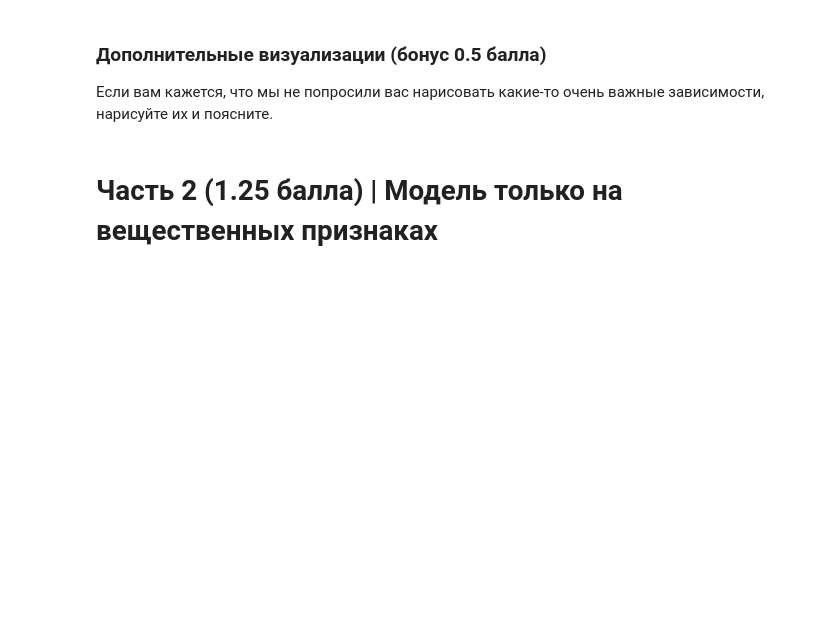
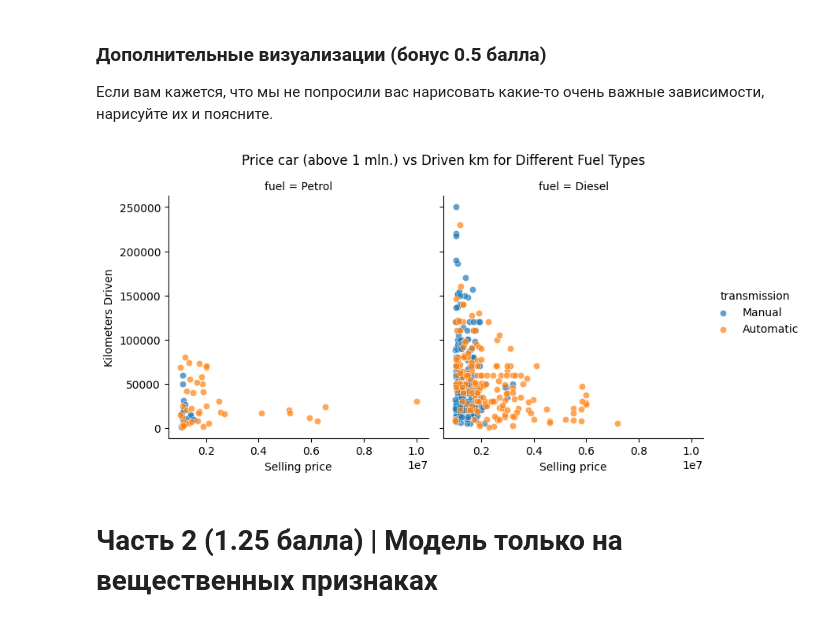
Before and after one commit to helenaukraintseva/hw1_regression_with_inference, a Jupyter notebook: HW1_Regression_with_inference.ipynb, the cells around one changed output. Cells and saved outputs as stored; diff of their text form; code cells hidden in the pictures; blank space fills up the shorter version.

```diff
--- a/HW1_Regression_with_inference.ipynb
+++ b/HW1_Regression_with_inference.ipynb
@@ -328,6 +329,19 @@ plt.show()
 ### Дополнительные визуализации (бонус 0.5 балла)
 
 Если вам кажется, что мы не попросили вас нарисовать какие-то очень важные зависимости, нарисуйте их и поясните.
+# %%
+
+
+g = sns.FacetGrid(df_train[df_train['selling_price'] > 10**6], col="fuel", hue="transmission", height=4, aspect=1)
+g.map(sns.scatterplot, "selling_price", "km_driven", alpha=.7)
+g.add_legend()
+
+
+g.fig.suptitle('Price car (above 1 mln.) vs Driven km for Different Fuel Types', y=1.05)
+g.set_axis_labels('Selling price', 'Kilometers Driven')
+plt.show()
+# %% [output]
+[figure, added]
 # %% [markdown]
 # Часть 2 (1.25 балла) | Модель только на вещественных признаках
 # %% [markdown]
```
Also changed, not shown: parts of 9 cells of this notebook.
